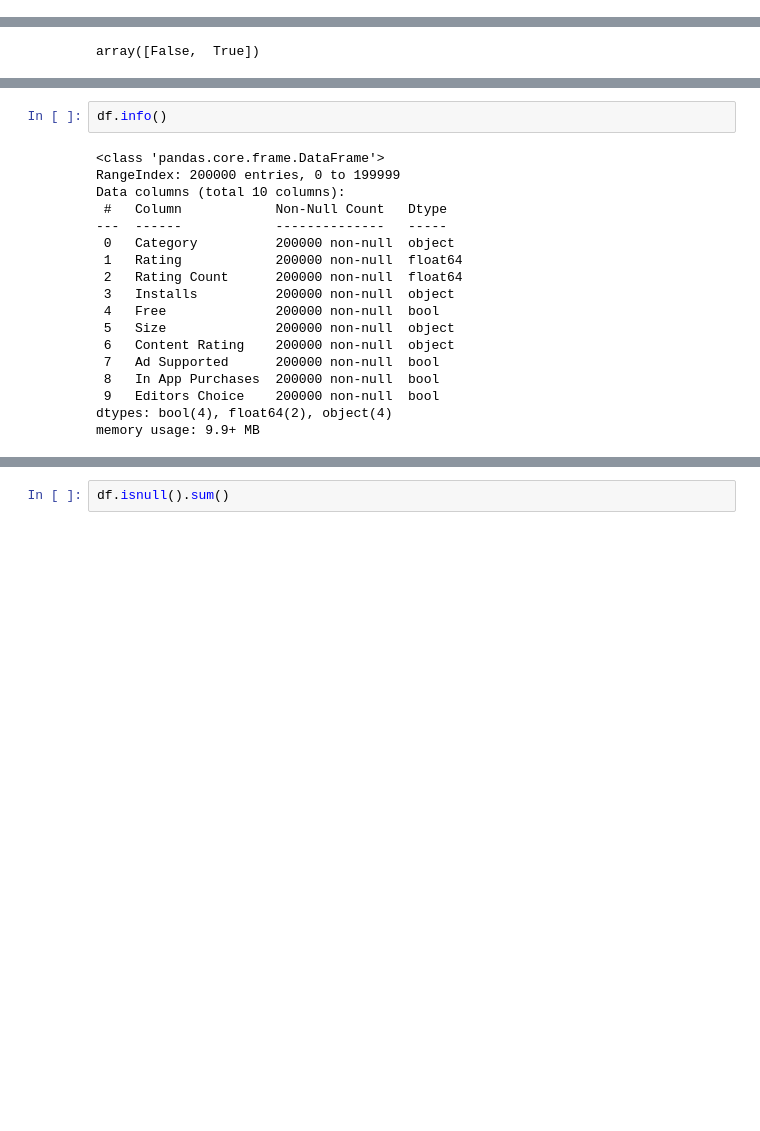
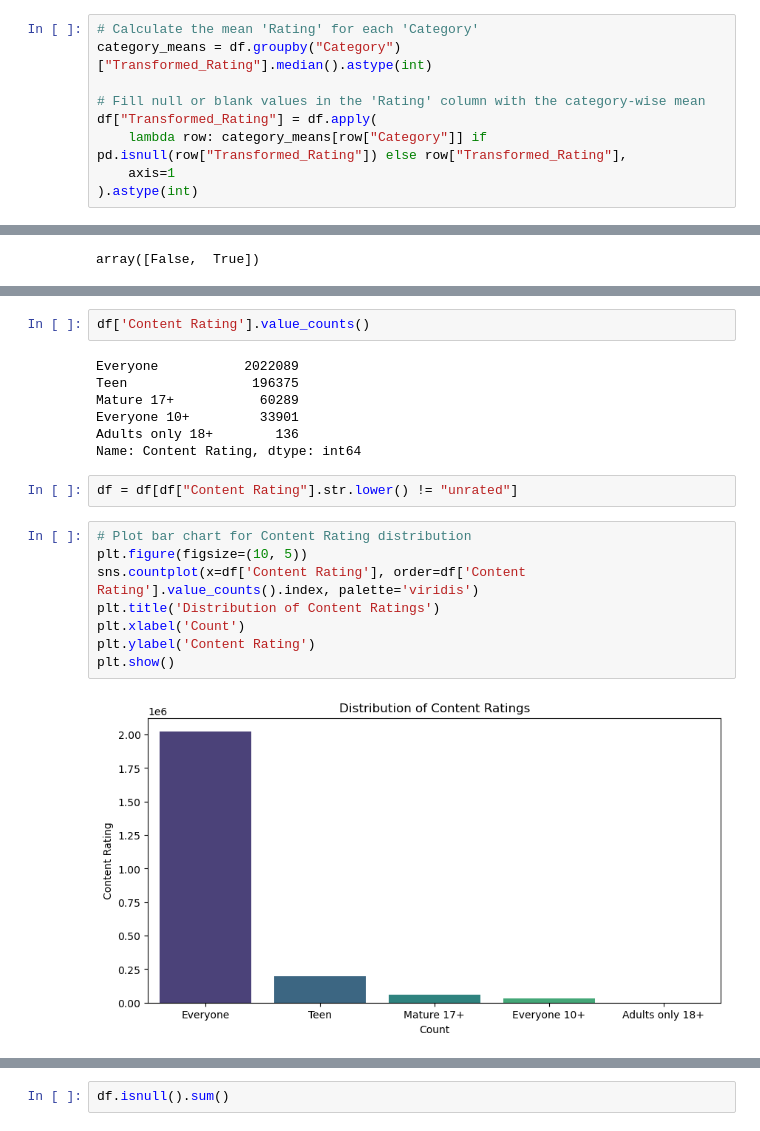
Before and after one commit to BhupaliRane/Google-Playstore-Analysis-and-Prediction-System, a Jupyter notebook: Preprocessing and Sql Connection.ipynb, the cells around one changed output, grey strips where cells are left out. Cells and saved outputs as stored; diff of their text form; blank space fills up the shorter version.

```diff
--- a/Preprocessing and Sql Connection.ipynb
+++ b/Preprocessing and Sql Connection.ipynb
@@ -123,0 +178,9 @@ Name: Content Rating, dtype: int64
+# %%
+# Calculate the mean 'Rating' for each 'Category'
+category_means = df.groupby("Category")["Transformed_Rating"].median().astype(int)
+
+# Fill null or blank values in the 'Rating' column with the category-wise mean
+df["Transformed_Rating"] = df.apply(
+    lambda row: category_means[row["Category"]] if pd.isnull(row["Transformed_Rating"]) else row["Transformed_Rating"],
+    axis=1
+).astype(int)
@@ -128,20 +214,21 @@ array([False,  True])
 # %%
-df.info()
+df['Content Rating'].value_counts()
 # %% [output]
-<class 'pandas.core.frame.DataFrame'>
-RangeIndex: 200000 entries, 0 to 199999
-Data columns (total 10 columns):
- #   Column            Non-Null Count   Dtype
----  ------            --------------   -----
- 0   Category          200000 non-null  object
- 1   Rating            200000 non-null  float64
- 2   Rating Count      200000 non-null  float64
- 3   Installs          200000 non-null  object
- 4   Free              200000 non-null  bool
- 5   Size              200000 non-null  object
- 6   Content Rating    200000 non-null  object
- 7   Ad Supported      200000 non-null  bool
- 8   In App Purchases  200000 non-null  bool
- 9   Editors Choice    200000 non-null  bool
-dtypes: bool(4), float64(2), object(4)
-memory usage: 9.9+ MB
+Everyone           2022089
+Teen                196375
+Mature 17+           60289
+Everyone 10+         33901
+Adults only 18+        136
+Name: Content Rating, dtype: int64
+# %%
+df = df[df["Content Rating"].str.lower() != "unrated"]
+# %%
+# Plot bar chart for Content Rating distribution
+plt.figure(figsize=(10, 5))
+sns.countplot(x=df['Content Rating'], order=df['Content Rating'].value_counts().index, palette='viridis')
+plt.title('Distribution of Content Ratings')
+plt.xlabel('Count')
+plt.ylabel('Content Rating')
+plt.show()
+# %% [output]
+[figure, added]
```
Also changed, not shown: parts of 50 cells of this notebook, 5 other files.
